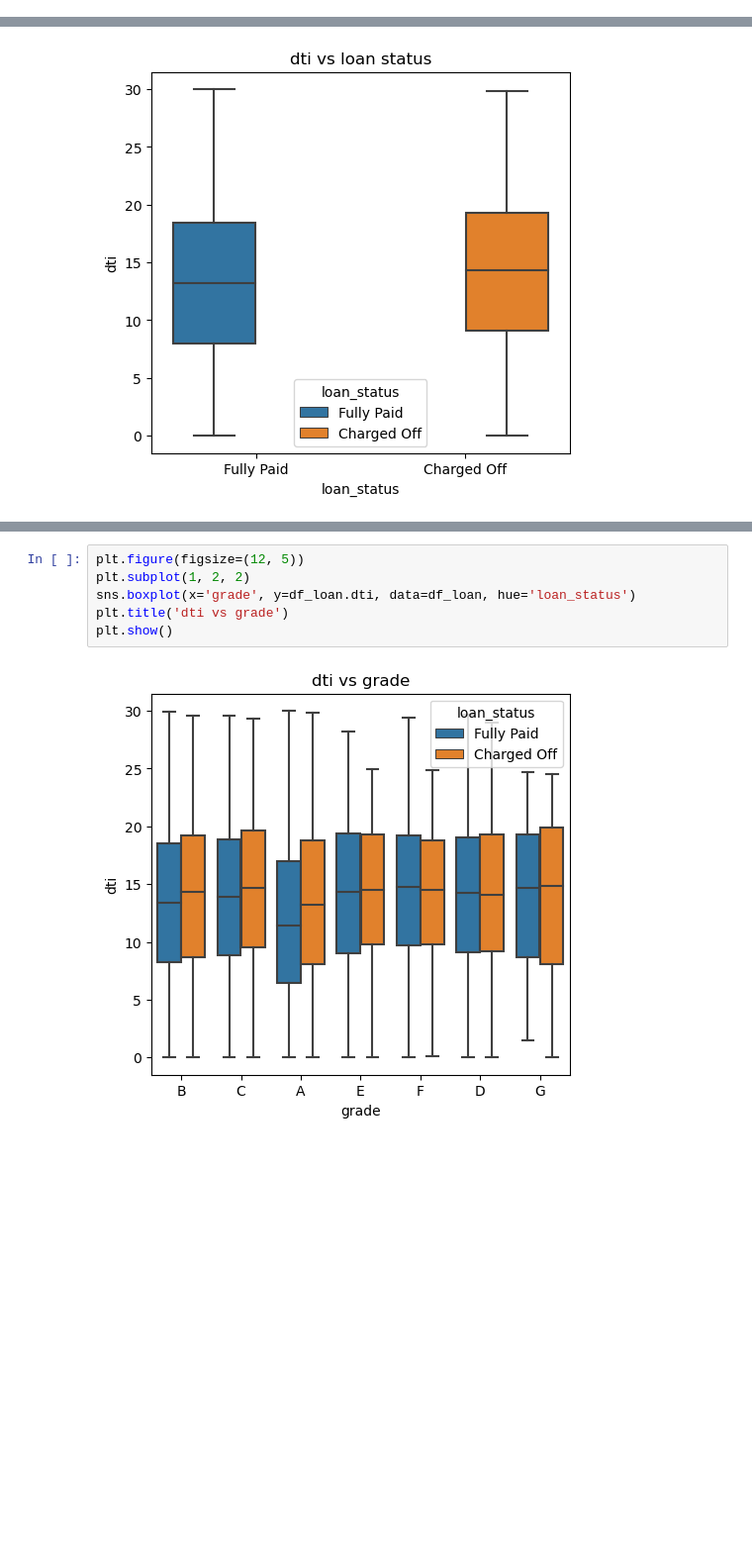
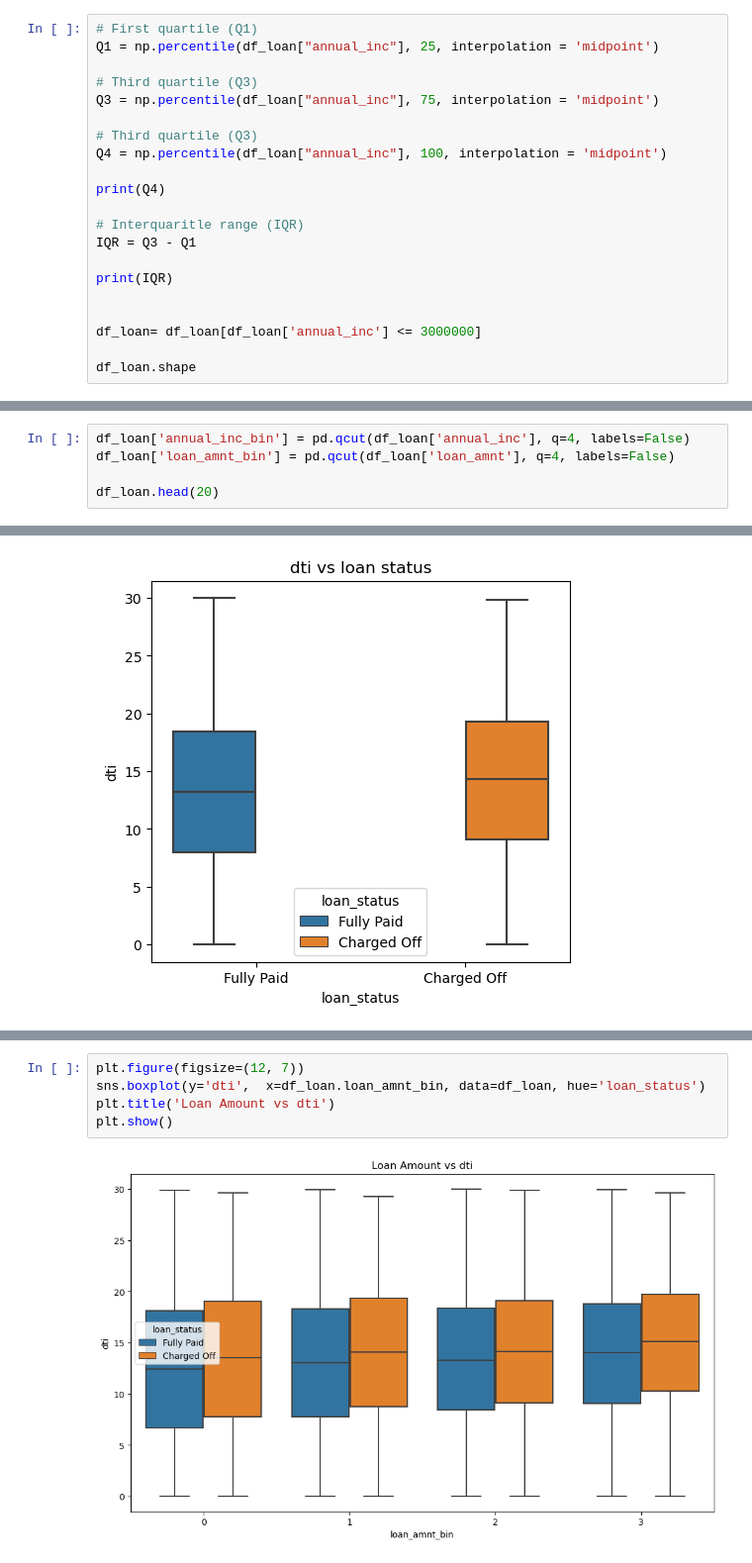
Before and after one commit to 2610geetha/LendingClubCaseStudy, a Jupyter notebook: Geetha_Jakka.ipynb, the cells around one changed output, grey strips where cells are left out. Shown at 99% size. Cells and saved outputs as stored; diff of their text form; blank space fills up the shorter version.

```diff
--- a/Geetha_Jakka.ipynb
+++ b/Geetha_Jakka.ipynb
@@ -386,0 +395,21 @@ plt.show()
+# %%
+# First quartile (Q1)
+Q1 = np.percentile(df_loan["annual_inc"], 25, interpolation = 'midpoint')
+
+# Third quartile (Q3)
+Q3 = np.percentile(df_loan["annual_inc"], 75, interpolation = 'midpoint')
+
+# Third quartile (Q3)
+Q4 = np.percentile(df_loan["annual_inc"], 100, interpolation = 'midpoint')
+
+print(Q4)
+
+# Interquaritle range (IQR)
+IQR = Q3 - Q1
+
+print(IQR)
+
+
+df_loan= df_loan[df_loan['annual_inc'] <= 3000000]
+
+df_loan.shape
@@ -386,0 +459,5 @@ plt.show()
+# %%
+df_loan['annual_inc_bin'] = pd.qcut(df_loan['annual_inc'], q=4, labels=False)
+df_loan['loan_amnt_bin'] = pd.qcut(df_loan['loan_amnt'], q=4, labels=False)
+
+df_loan.head(20)
@@ -482,8 +682,7 @@ plt.show()
 # %%
-plt.figure(figsize=(12, 5))
-plt.subplot(1, 2, 2)
-sns.boxplot(x='grade', y=df_loan.dti, data=df_loan, hue='loan_status')
-plt.title('dti vs grade')
+plt.figure(figsize=(12, 7))
+sns.boxplot(y='dti',  x=df_loan.loan_amnt_bin, data=df_loan, hue='loan_status')
+plt.title('Loan Amount vs dti')
 plt.show()
 # %% [output]
-[figure, old version]
+[figure, new version]
```
Also changed, not shown: parts of 30 cells of this notebook, 2 other files.
